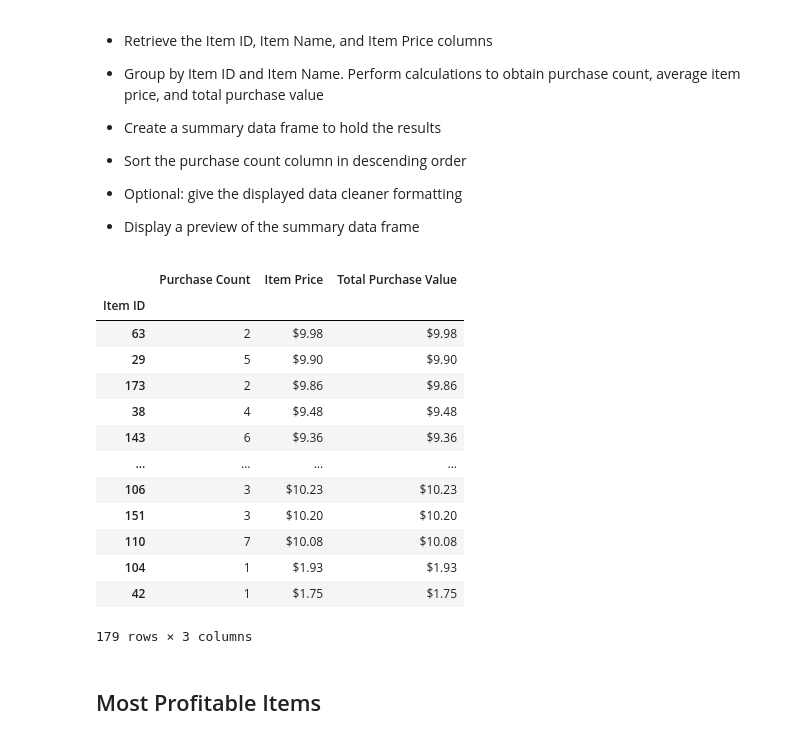
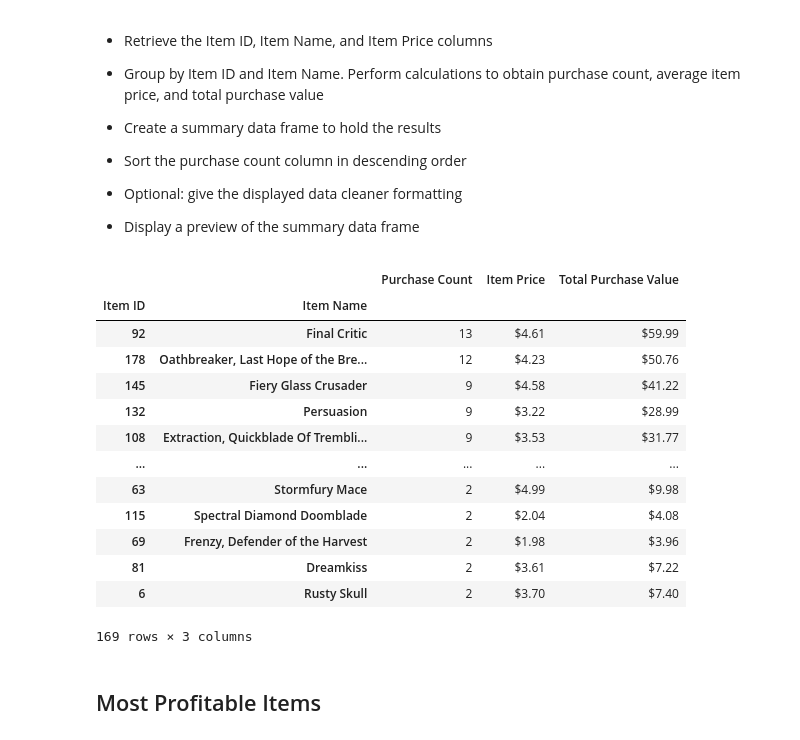
Before and after one commit to kldudzinsky/pandas-challenge, a Jupyter notebook: HeroesOfPymoli/HeroesOfPymoli Final Report.ipynb, the cells around one changed output. Cells and saved outputs as stored; diff of their text form; code cells hidden in the pictures.

```diff
--- a/HeroesOfPymoli/HeroesOfPymoli_starter.ipynb
+++ b/HeroesOfPymoli/HeroesOfPymoli Final Report.ipynb
@@ -345,39 +362,44 @@ spender_summary
 # %%
 #retrive Item ID and Item Name
 item_purchase_data=purchase_data[["Item ID", "Item Name", "Price"]]
 #purchase count by item ID
-item_purchase_count=item_purchase_data.groupby(by="Item ID")["Item Name"].count()
+item_purchase_count=item_purchase_data.groupby(by=["Item ID","Item Name"])["Item Name"].count()
 item_purchase_count
 #average item price =item price
-avg_item_price=item_purchase_data.groupby(by="Item ID")["Price"].sum()
+avg_item_price=item_purchase_data.groupby(by=["Item ID","Item Name"])["Price"].mean()
 avg_item_price
 #total purchase value
-total_purchase_value=item_purchase_data.groupby(by="Item ID")["Price"].sum()
+total_purchase_value= ((item_purchase_count)*(avg_item_price))
 total_purchase_value
 #create summary table and turn into DataFrame
 item_summary_dict= {"Purchase Count": item_purchase_count,
                    "Item Price": avg_item_price,
                    "Total Purchase Value": total_purchase_value}
 item_summary=pd.DataFrame(item_summary_dict)
-#cleanup summary table
-item_summary["Item Price"]=item_summary["Item Price"].map('${:.2f}'.format)
-item_summary["Total Purchase Value"]=item_summary["Total Purchase Value"].map('${:.2f}'.format)
-item_summary.sort_values(by="Total Purchase Value", ascending=False)
+#create copy to format this select dataframe
+item_summary_copy=item_summary.copy()
+#clean up
+item_summary_copy["Item Price"]=item_summary_copy["Item Price"].map('${:.2f}'.format)
+item_summary_copy["Total Purchase Value"]=item_summary_copy["Total Purchase Value"].map('${:.2f}'.format)
+item_summary_copy
+#sort by purchase count
+item_summary_copy_sorted=item_summary_copy.sort_values(by="Purchase Count", ascending=False)
+item_summary_copy_sorted.head(169)
 # %% [output]
-|  | Purchase Count | Item Price | Total Purchase Value |
-| Item ID |  |  |  |
-| 63 | 2 | $9.98 | $9.98 |
-| 29 | 5 | $9.90 | $9.90 |
-| 173 | 2 | $9.86 | $9.86 |
-| 38 | 4 | $9.48 | $9.48 |
-| 143 | 6 | $9.36 | $9.36 |
-| ... | ... | ... | ... |
-| 106 | 3 | $10.23 | $10.23 |
-| 151 | 3 | $10.20 | $10.20 |
-| 110 | 7 | $10.08 | $10.08 |
-| 104 | 1 | $1.93 | $1.93 |
-| 42 | 1 | $1.75 | $1.75 |
+|  |  | Purchase Count | Item Price | Total Purchase Value |
+| Item ID | Item Name |  |  |  |
+| 92 | Final Critic | 13 | $4.61 | $59.99 |
+| 178 | Oathbreaker, Last Hope of the Bre... | 12 | $4.23 | $50.76 |
+| 145 | Fiery Glass Crusader | 9 | $4.58 | $41.22 |
+| 132 | Persuasion | 9 | $3.22 | $28.99 |
+| 108 | Extraction, Quickblade Of Trembli... | 9 | $3.53 | $31.77 |
+| ... | ... | ... | ... | ... |
+| 63 | Stormfury Mace | 2 | $4.99 | $9.98 |
+| 115 | Spectral Diamond Doomblade | 2 | $2.04 | $4.08 |
+| 69 | Frenzy, Defender of the Harvest | 2 | $1.98 | $3.96 |
+| 81 | Dreamkiss | 2 | $3.61 | $7.22 |
+| 6 | Rusty Skull | 2 | $3.70 | $7.40 |
-179 rows × 3 columns
+169 rows × 3 columns
 # %% [markdown]
 ## Most Profitable Items
 # %% [markdown]
```
Also changed, not shown: parts of 8 cells of this notebook.
